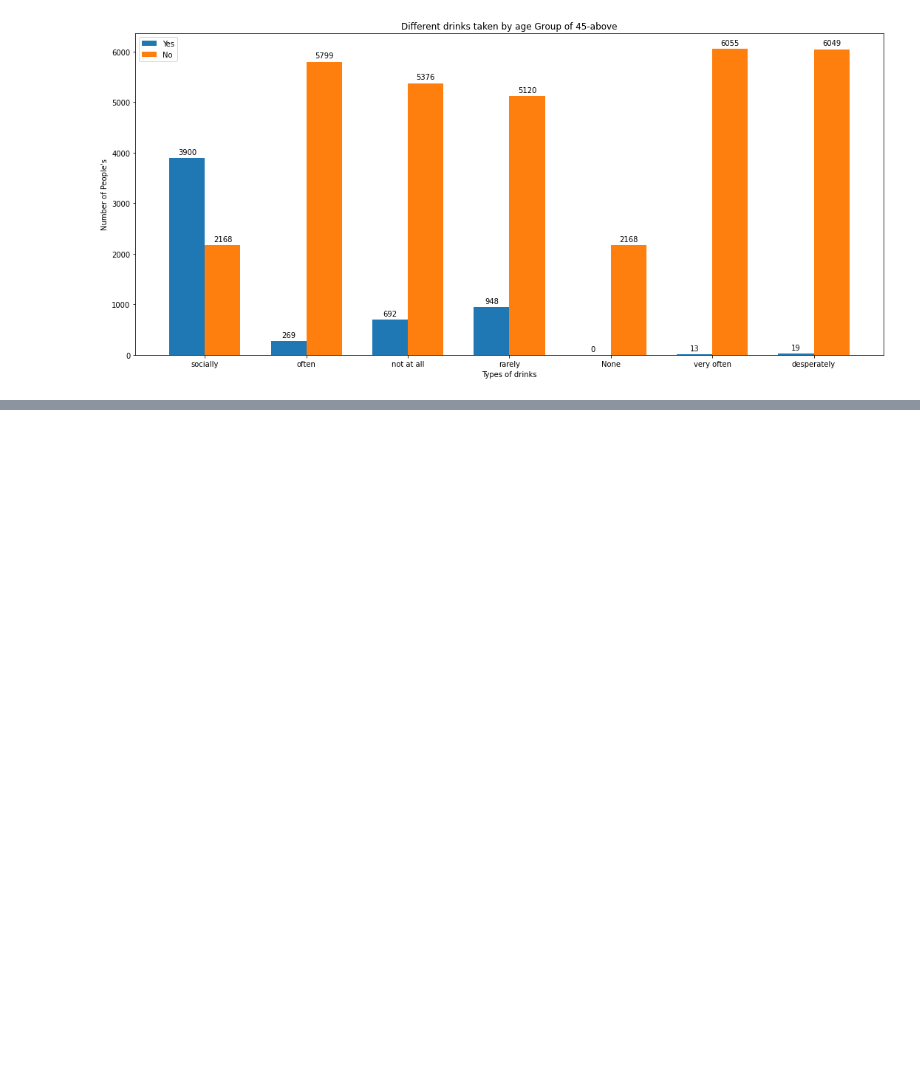
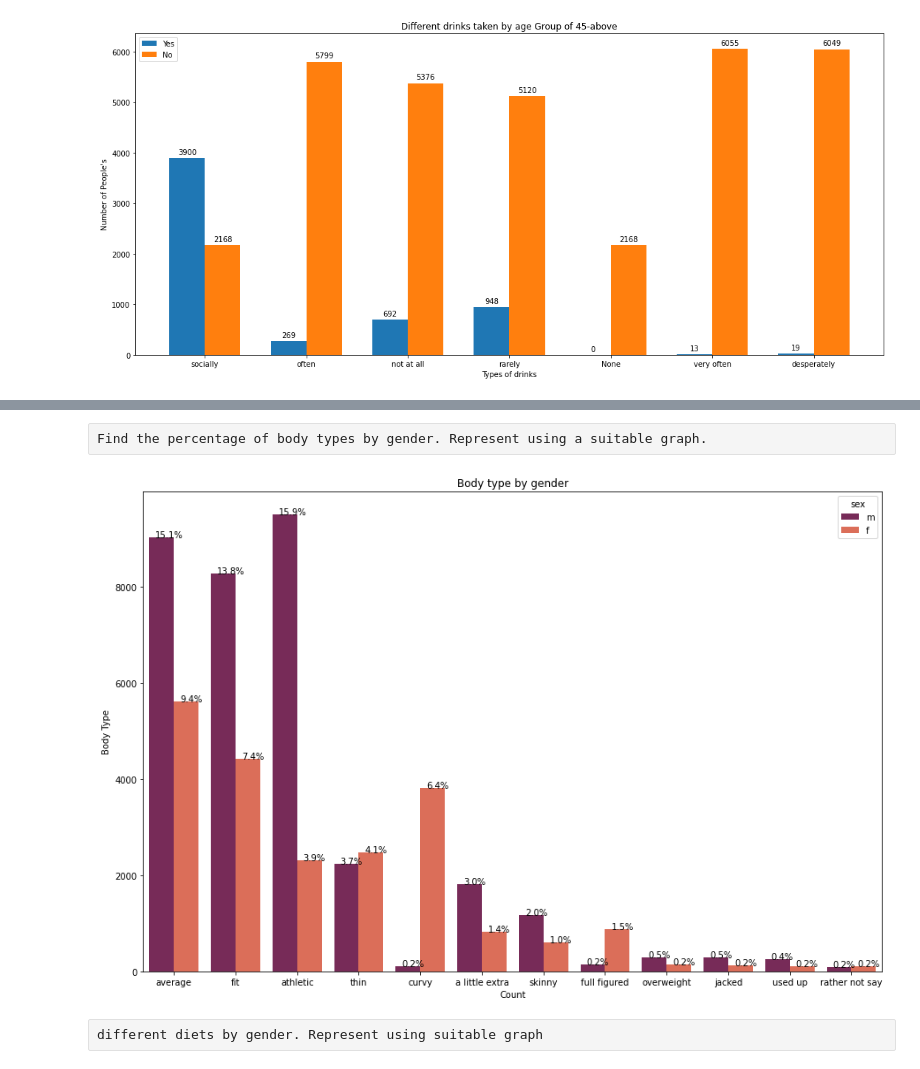
Before and after one commit to subhamyadav580/Data_analysis_of_dating_site_Dataset, a Jupyter notebook: dating_skeleton.ipynb, the cells around one changed output, grey strips where cells are left out. Cells and saved outputs as stored; diff of their text form; code cells hidden in the pictures; blank space fills up the shorter version.

```diff
--- a/dating_skeleton.ipynb
+++ b/dating_skeleton.ipynb
@@ -459,0 +495,16 @@ plt.show()
+# %% [raw]
+Find the percentage of body types by gender. Represent using a suitable graph.
+# %%
+plt.figure(figsize=(15, 10))
+ax = sns.countplot(x='body_type', data=data,
+                   hue='sex',
+                   palette='rocket',
+                   order=data['body_type'].value_counts().iloc[:].index)
+ax.set_title("Body type by gender")
+ax.set(xlabel='Count', ylabel='Body Type')
+show_percetage(ax, data)
+plt.show()
+# %% [output]
+[figure, added]
+# %% [raw]
+different diets by gender. Represent using suitable graph
```
Also changed, not shown: parts of 13 cells of this notebook.
